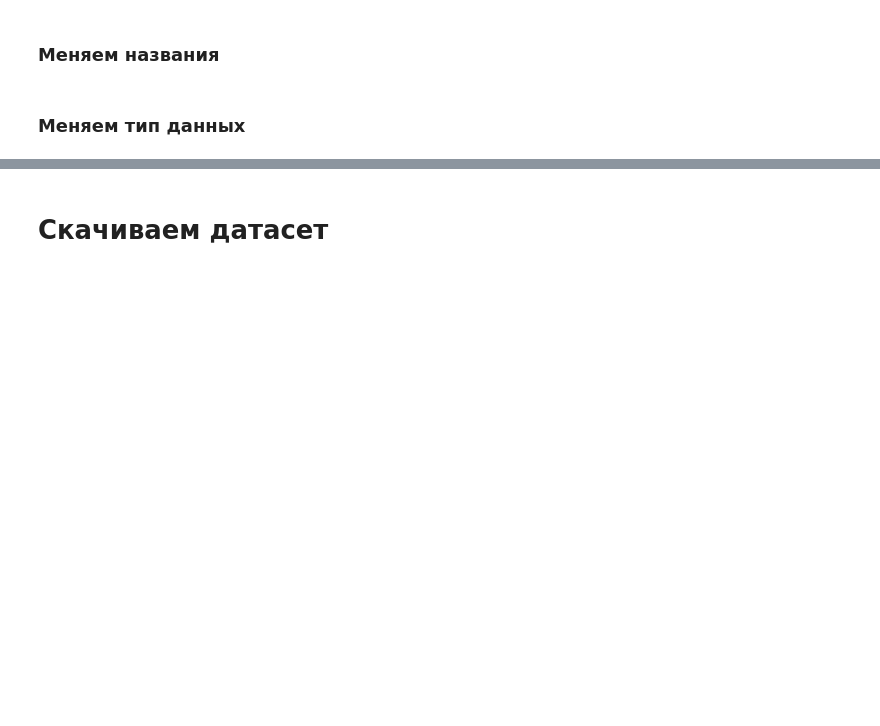
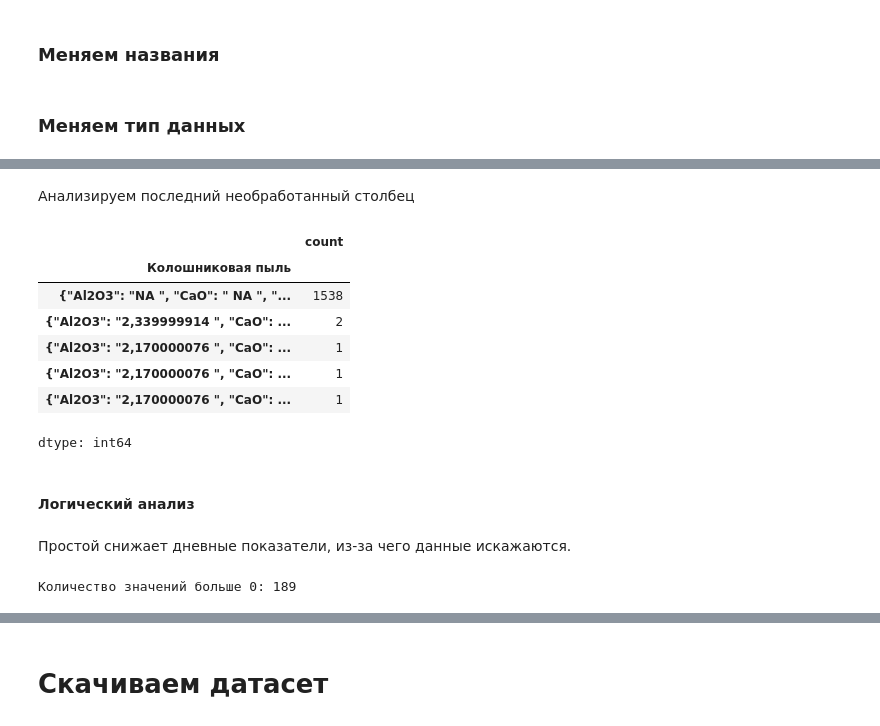
Before and after one commit to notKguin/MMK-Informservice, a Jupyter notebook: final_project/project/ML_intensive_final_project_cleaned.ipynb, the cells around one changed output, grey strips where cells are left out. Cells and saved outputs as stored; diff of their text form; code cells hidden in the pictures; blank space fills up the shorter version.

```diff
--- a/final_project/project/ML_intensive_final_project_cleaned.ipynb
+++ b/final_project/project/ML_intensive_final_project_cleaned.ipynb
@@ -271,0 +357,15 @@ df[['Колошниковый газ (CO₂)', 'Колошниковый газ
+# %% [markdown]
+Анализируем последний необработанный столбец
+# %%
+df['Колошниковая пыль'].value_counts().head(5)
+# %% [output]
+|  | count |
+| Колошниковая пыль |  |
+| {"Al2O3": "NA ", "CaO": " NA ", "... | 1538 |
+| {"Al2O3": "2,339999914 ", "CaO": ... | 2 |
+| {"Al2O3": "2,170000076 ", "CaO": ... | 1 |
+| {"Al2O3": "2,170000076 ", "CaO": ... | 1 |
+| {"Al2O3": "2,170000076 ", "CaO": ... | 1 |
+dtype: int64
+# %% [markdown]
+#### Логический анализ
@@ -271,0 +374,7 @@ df[['Колошниковый газ (CO₂)', 'Колошниковый газ
+# %% [markdown]
+Простой снижает дневные показатели, из-за чего данные искажаются.
+# %%
+count_positive = (df['Длительность простоя (сут)'] > 0).sum()
+print(f"Количество значений больше 0: {count_positive}")
+# %% [output]
+Количество значений больше 0: 189
```
Also changed, not shown: parts of 40 cells of this notebook.
